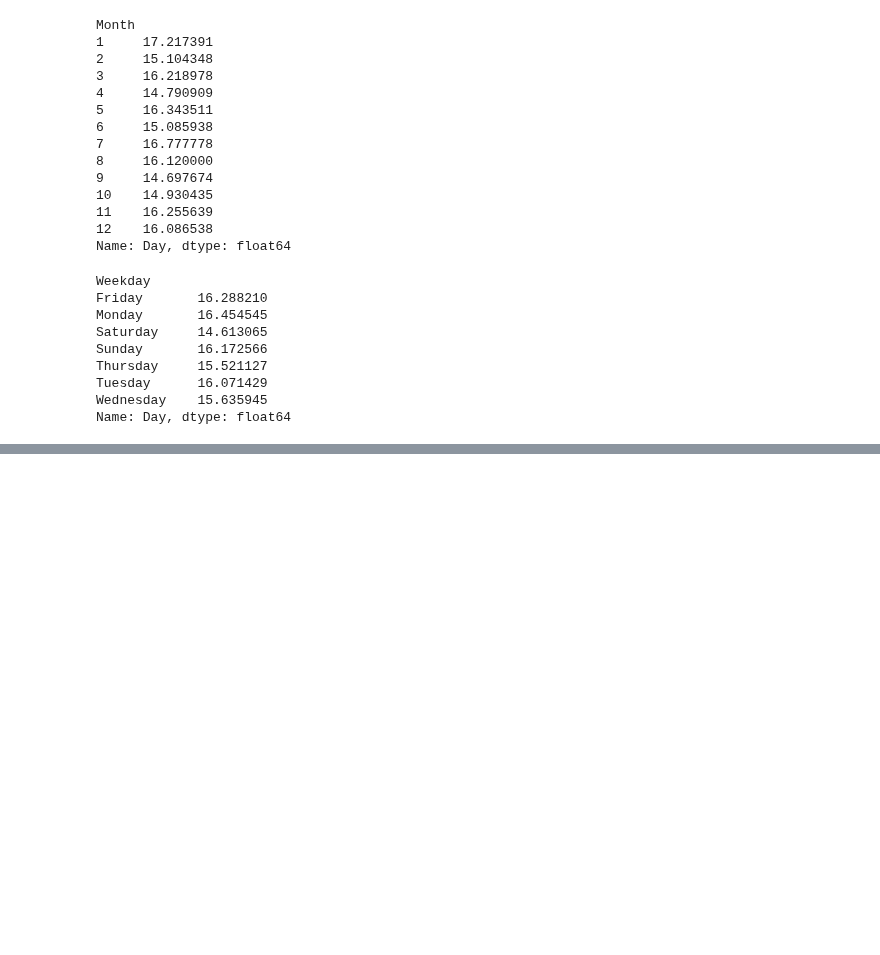
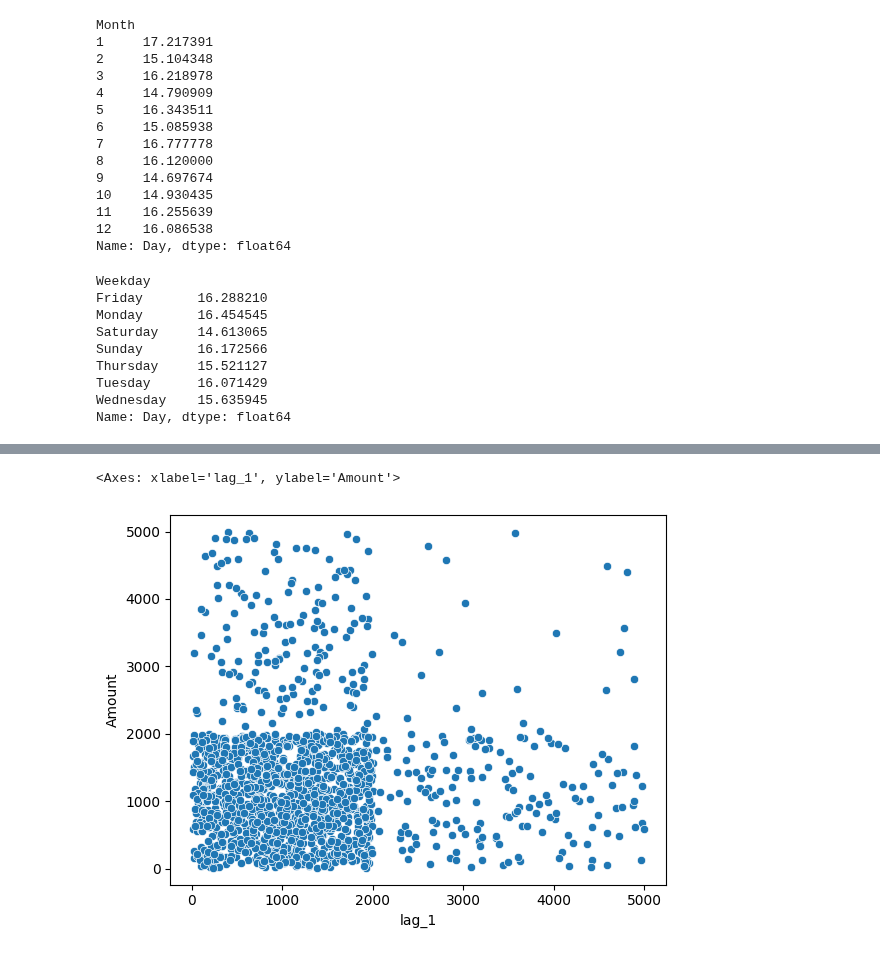
Before and after one commit to SakshiKhatiwada/Python, a Jupyter notebook: Machine-Learning/d4-univariate-analysis-self.ipynb, the cells around one changed output, grey strips where cells are left out. Saved outputs shown, nothing was run; the diff lists cells and outputs as text; code cells hidden in the pictures; blank space fills up the shorter version.

```diff
--- a/Machine-Learning/d4-univariate-analysis-self.ipynb
+++ b/Machine-Learning/d4-univariate-analysis-self.ipynb
@@ -323,0 +360,5 @@ Name: Day, dtype: float64
+# %%
+# lag analysis for ML forecasting
+
+df['lag_1'] = df['Amount'].shift(1)
+df['lag_7'] = df['Amount'].shift(7)
@@ -323,0 +382,5 @@ Name: Day, dtype: float64
+# %%
+sns.scatterplot(x='lag_1', y='Amount', data=df)
+# %% [output]
+<Axes: xlabel='lag_1', ylabel='Amount'>
+[figure, added]
```
Also changed, not shown: parts of 10 cells of this notebook.
